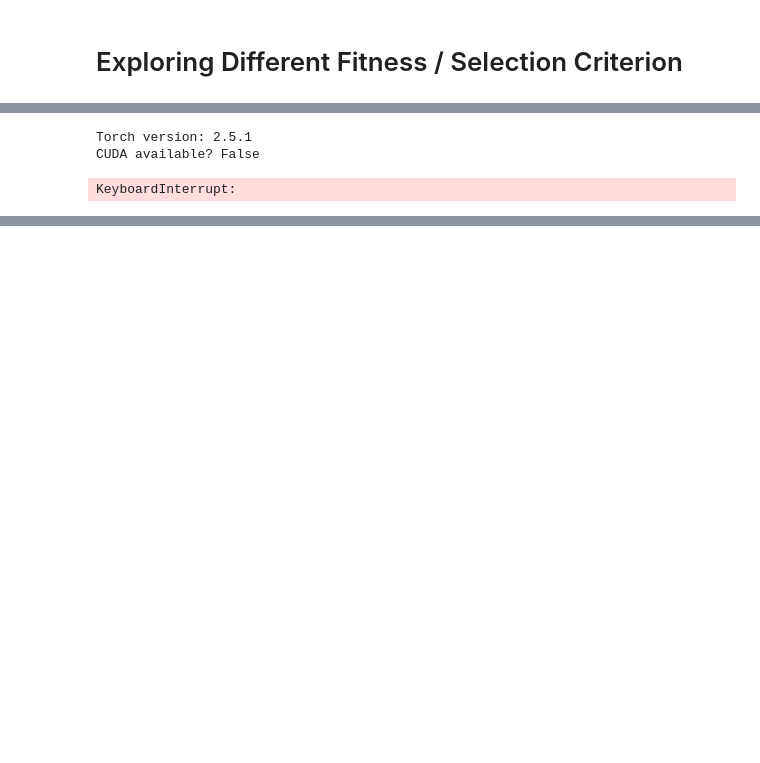
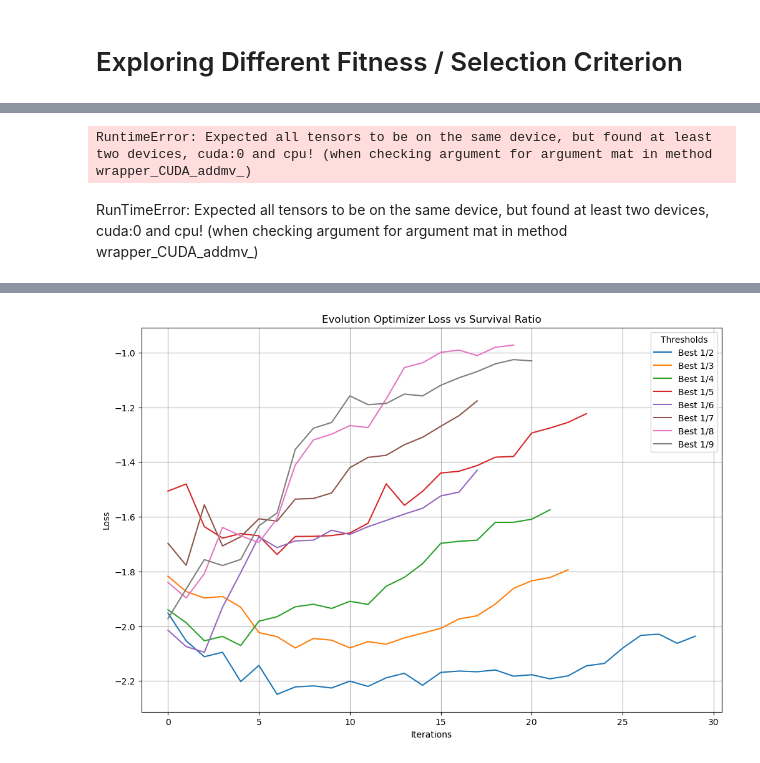
Before and after one commit to lawolff1702/EVO, a Jupyter notebook: fitness/fitness_comparisons.ipynb, the cells around one changed output, grey strips where cells are left out. Cells and saved outputs as stored; diff of their text form; code cells hidden in the pictures; blank space fills up the shorter version.

Commit message:
FIxed up my own cuda and clarified my goals for this facet

```diff
--- a/fitness/fitness_comparisons.ipynb
+++ b/fitness/fitness_comparisons.ipynb
@@ -25,22 +31,10 @@ def classification_data(n_points = 300, noise = 0.2, p_dims = 2):
 def accuracy(model, X, y):
     y_pred = model.predict(X)
     return (y_pred == y).float().mean().item()
-# %%
-import torch
-
-print("Torch version:", torch.__version__)
-print("CUDA available?", torch.cuda.is_available())
-if torch.cuda.is_available():
-    print("  GPU count:", torch.cuda.device_count())
-    print("  Current device:", torch.cuda.current_device())
-    print("  Device name:", torch.cuda.get_device_name(0))
-# %% [output]
-Torch version: 2.5.1
-CUDA available? False
 # %%
 X, y = classification_data(p_dims=200, noise=0.2, n_points=100)
 LR = LogisticRegression()
-opt = FitnessOptimizer(LR, "cuda" if torch.cuda.is_available() else "cpu")
+opt = FitnessOptimizer(LR, "cuda")
 opt.set_mutation_rate(0.5)
 opt.set_population_size(100)
 
@@ -60,7 +54,9 @@ plt.legend()
 plt.grid(True)
 plt.show()
 # %% [output]
-KeyboardInterrupt:
+RuntimeError: Expected all tensors to be on the same device, but found at least two devices, cuda:0 and cpu! (when checking argument for argument mat in method wrapper_CUDA_addmv_)
+# %% [markdown]
+RunTimeError: Expected all tensors to be on the same device, but found at least two devices, cuda:0 and cpu! (when checking argument for argument mat in method wrapper_CUDA_addmv_)
 # %%
 thresh_range = range(2, 10)
 loss_dict = {}
@@ -73,8 +69,8 @@ for thresh in thresh_range:
 
     # Set up model and optimizer
     LR = LogisticRegression()
-    opt = FitnessOptimizer(LR, "cuda")
-    opt.set_mutation(0.5)
+    opt = FitnessOptimizer(LR)
+    LR.set_optimizer(opt)
     opt.set_population_size(100)
 
     # Loss tracking
@@ -100,3 +96,4 @@ plt.title("Evolution Optimizer Loss vs Survival Ratio")
 plt.legend(title="Thresholds")
 plt.grid(True)
 plt.show()
+# %% [output]
@@ -102,0 +116 @@ plt.show()
+[figure, added]
```
Also changed, not shown: parts of 2 cells of this notebook, 2 other files.
